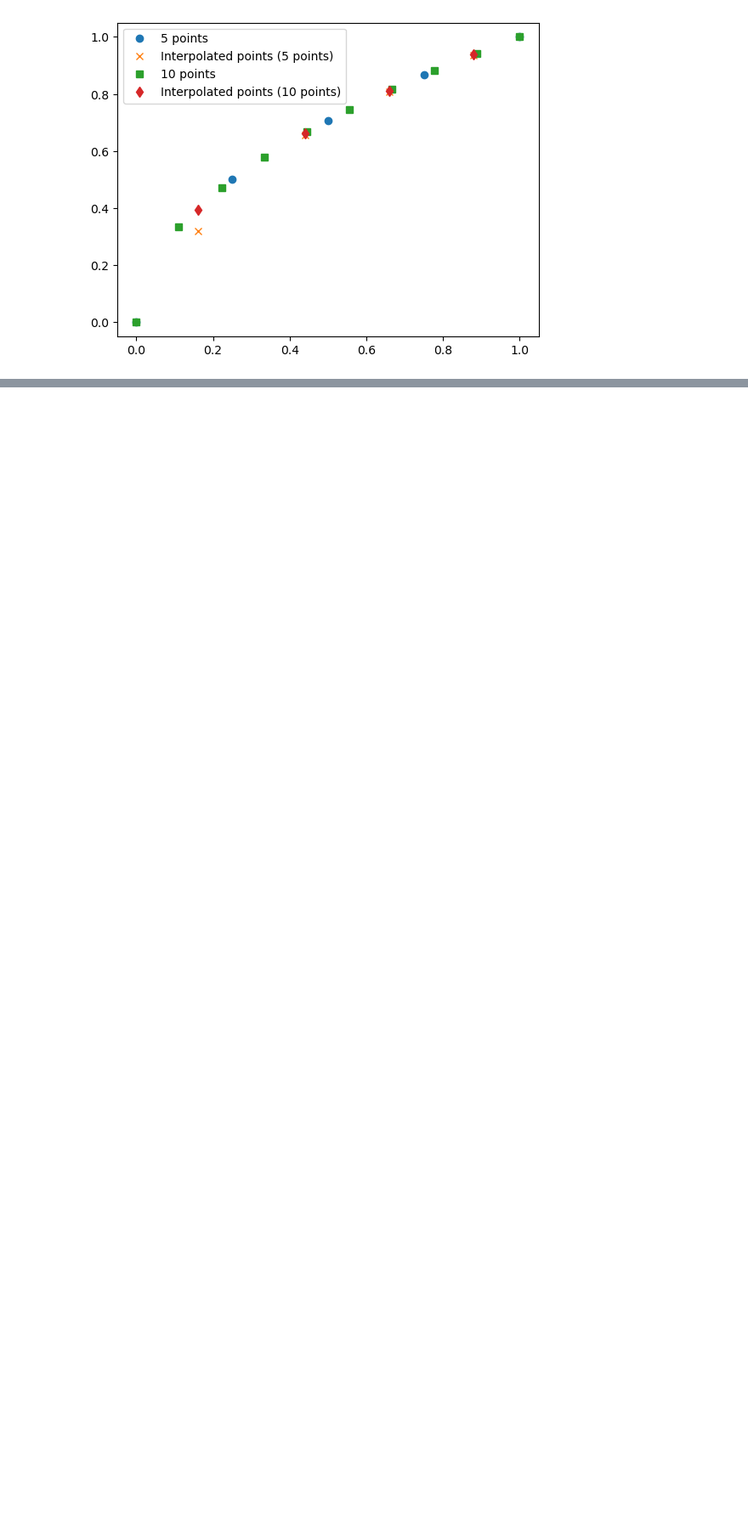
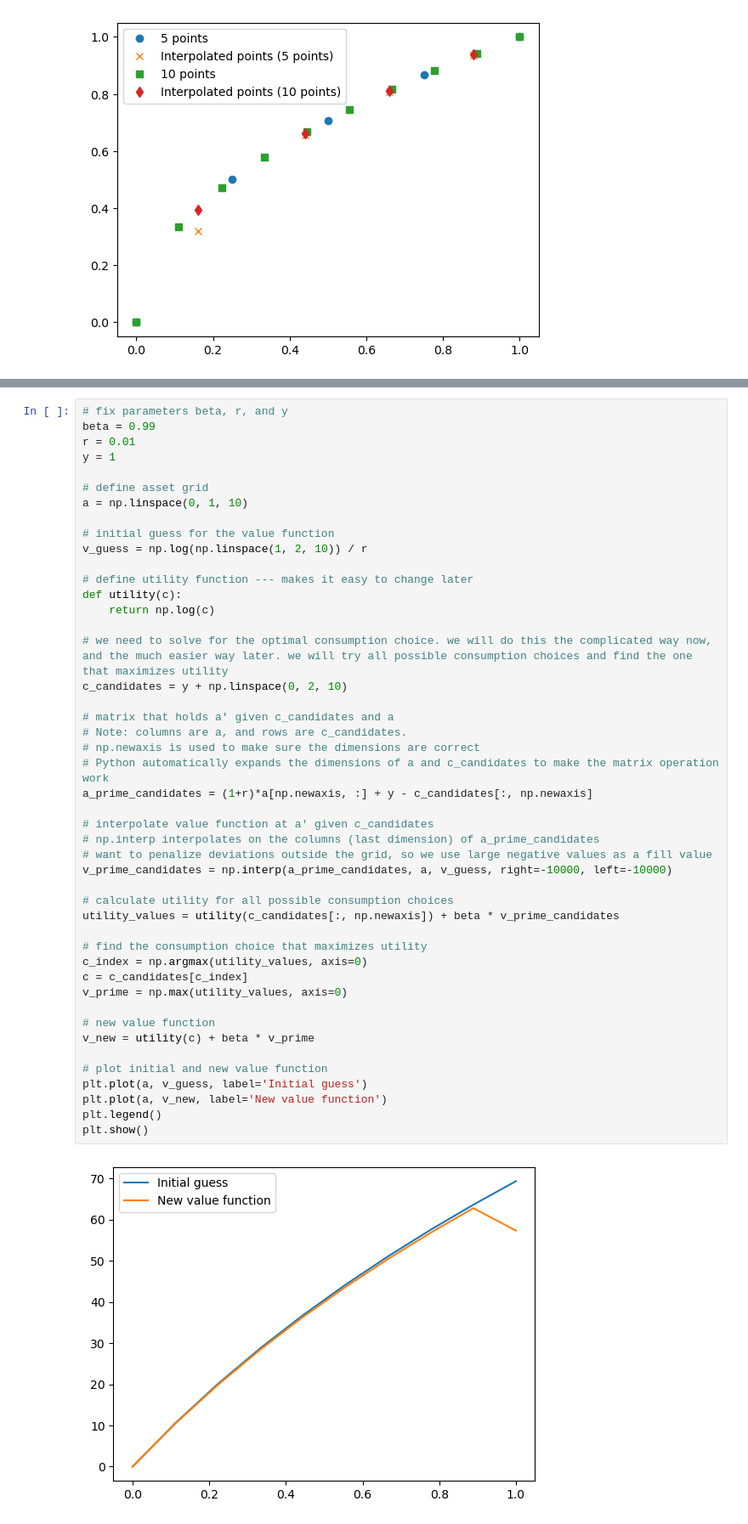
Before and after one commit to johanneswieland/281-Computational, a Jupyter notebook: Introduction/dynamicprogramming.ipynb, the cells around one changed output, grey strips where cells are left out. Shown: that part at 85% size. Saved outputs shown, nothing was run; the diff lists cells and outputs as text; blank space fills up the shorter version.

Commit message:
value function iteration step 1

```diff
--- a/Introduction/dynamicprogramming.ipynb
+++ b/Introduction/dynamicprogramming.ipynb
@@ -205,0 +211,48 @@ We have everything to get started on our consumption-savings problem.
+# %%
+# fix parameters beta, r, and y
+beta = 0.99
+r = 0.01
+y = 1
+
+# define asset grid
+a = np.linspace(0, 1, 10)
+
+# initial guess for the value function
+v_guess = np.log(np.linspace(1, 2, 10)) / r
+
+# define utility function --- makes it easy to change later
+def utility(c):
+    return np.log(c)
+
+# we need to solve for the optimal consumption choice. we will do this the complicated way now, and the much easier way later. we will try all possible consumption choices and find the one that maximizes utility
+c_candidates = y + np.linspace(0, 2, 10)
+
+# matrix that holds a' given c_candidates and a
+# Note: columns are a, and rows are c_candidates.
+# np.newaxis is used to make sure the dimensions are correct
+# Python automatically expands the dimensions of a and c_candidates to make the matrix operation work
+a_prime_candidates = (1+r)*a[np.newaxis, :] + y - c_candidates[:, np.newaxis]
+
+# interpolate value function at a' given c_candidates
+# np.interp interpolates on the columns (last dimension) of a_prime_candidates
+# want to penalize deviations outside the grid, so we use large negative values as a fill value
+v_prime_candidates = np.interp(a_prime_candidates, a, v_guess, right=-10000, left=-10000)
+
+# calculate utility for all possible consumption choices
+utility_values = utility(c_candidates[:, np.newaxis]) + beta * v_prime_candidates
+
+# find the consumption choice that maximizes utility
+c_index = np.argmax(utility_values, axis=0)
+c = c_candidates[c_index]
+v_prime = np.max(utility_values, axis=0)
+
+# new value function
+v_new = utility(c) + beta * v_prime
+
+# plot initial and new value function
+plt.plot(a, v_guess, label='Initial guess')
+plt.plot(a, v_new, label='New value function')
+plt.legend()
+plt.show()
+# %% [output]
+[figure, added]
```
Also changed, not shown: parts of 2 cells of this notebook.
